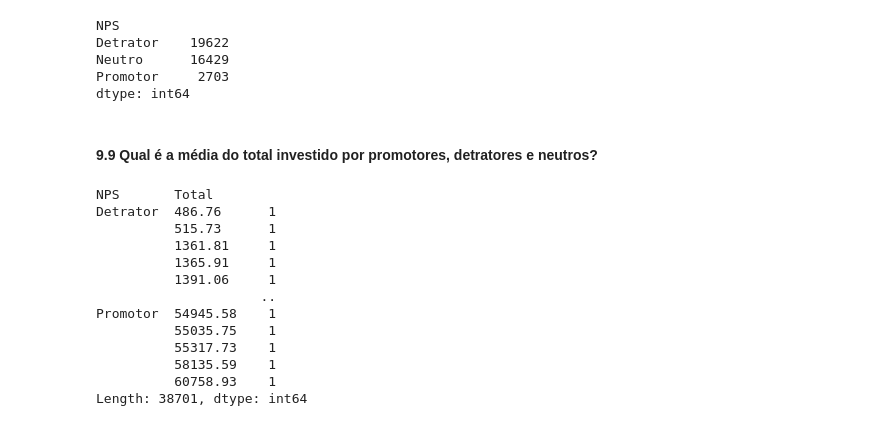
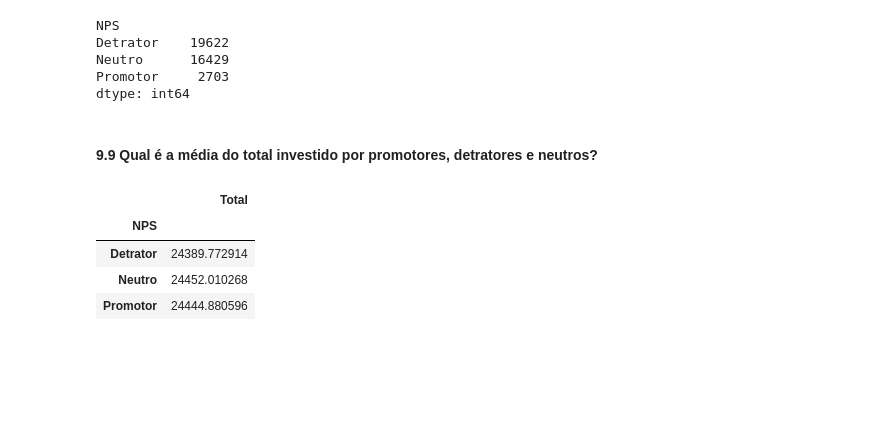
Before and after one commit to guioliveiras/investor-analysis, a Jupyter notebook: Proj 1 - pandas - notebook.ipynb, the cells around one changed output. Cells and saved outputs as stored; diff of their text form; code cells hidden in the pictures; blank space fills up the shorter version.

```diff
--- a/Proj 1 - pandas - notebook.ipynb
+++ b/Proj 1 - pandas - notebook.ipynb
@@ -696,18 +790,10 @@ dtype: int64
 # %% [markdown]
 #### 9.9 Qual é a média do total investido por promotores, detratores e neutros?
 # %%
-df.groupby(['NPS', 'Total']).size()
+df[['Total', 'NPS']].groupby('NPS').mean()
 # %% [output]
-NPS       Total
-Detrator  486.76      1
-          515.73      1
-          1361.81     1
-          1365.91     1
-          1391.06     1
-                     ..
-Promotor  54945.58    1
-          55035.75    1
-          55317.73    1
-          58135.59    1
-          60758.93    1
-Length: 38701, dtype: int64
+|  | Total |
+| NPS |  |
+| Detrator | 24389.772914 |
+| Neutro | 24452.010268 |
+| Promotor | 24444.880596 |
```
Also changed, not shown: parts of 26 cells of this notebook.
